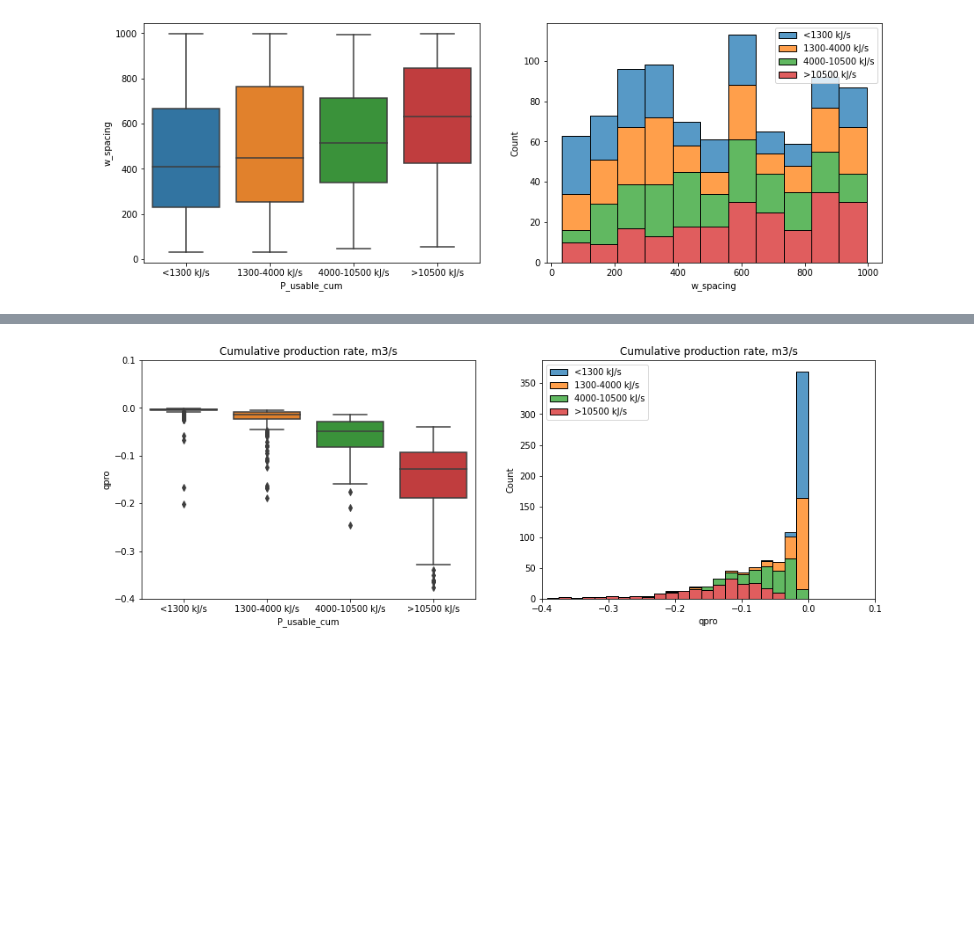
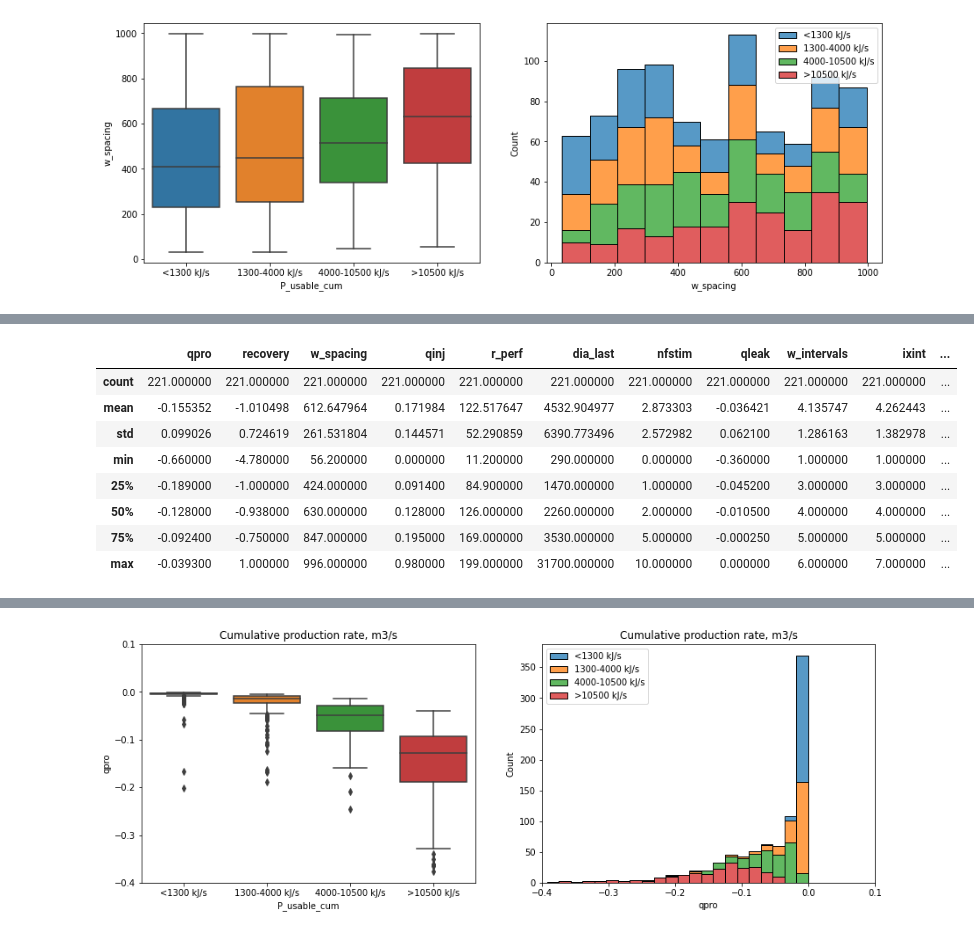
Before and after one commit to borisenko-ru/spe_pivot_2022_datathon, a Jupyter notebook: spe_pivot_datathon.ipynb, the cells around one changed output, grey strips where cells are left out. Drawn from its saved outputs; the diff is of its cells as text; code cells hidden in the pictures; blank space fills up the shorter version.

```diff
--- a/spe_pivot_datathon.ipynb
+++ b/spe_pivot_datathon.ipynb
@@ -989,3 +986,16 @@ P_usable_cat1_2 = P_usable_cat1.append(P_usable_cat2)
 P_usable_cat3_4 = P_usable_cat3.append(P_usable_cat4)
 
 inputs_results_medium20yr_P_usable_cat = P_usable_cat1_2.append(P_usable_cat3_4).sort_index()
+# %%
+# best case scenario 20yr
+inputs_results_medium20yr_P_usable_cat[inputs_results_medium20yr_P_usable_cat['P_usable_cum_cat'] == 4][['qpro', 'recovery', 'w_spacing', 'qinj', 'r_perf', 'dia_last', 'nfstim', 'qleak', 'w_intervals', 'ixint', 'hinj', 'Tinj', 'dE0', 'Qinj']].describe()
+# %% [output]
+|  | qpro | recovery | w_spacing | qinj | r_perf | dia_last | nfstim | qleak | w_intervals | ixint | ... |
+| count | 221.000000 | 221.000000 | 221.000000 | 221.000000 | 221.000000 | 221.000000 | 221.000000 | 221.000000 | 221.000000 | 221.000000 | ... |
+| mean | -0.155352 | -1.010498 | 612.647964 | 0.171984 | 122.517647 | 4532.904977 | 2.873303 | -0.036421 | 4.135747 | 4.262443 | ... |
+| std | 0.099026 | 0.724619 | 261.531804 | 0.144571 | 52.290859 | 6390.773496 | 2.572982 | 0.062100 | 1.286163 | 1.382978 | ... |
+| min | -0.660000 | -4.780000 | 56.200000 | 0.000000 | 11.200000 | 290.000000 | 0.000000 | -0.360000 | 1.000000 | 1.000000 | ... |
+| 25% | -0.189000 | -1.000000 | 424.000000 | 0.091400 | 84.900000 | 1470.000000 | 1.000000 | -0.045200 | 3.000000 | 3.000000 | ... |
+| 50% | -0.128000 | -0.938000 | 630.000000 | 0.128000 | 126.000000 | 2260.000000 | 2.000000 | -0.010500 | 4.000000 | 4.000000 | ... |
+| 75% | -0.092400 | -0.750000 | 847.000000 | 0.195000 | 169.000000 | 3530.000000 | 5.000000 | -0.000250 | 5.000000 | 5.000000 | ... |
+| max | -0.039300 | 1.000000 | 996.000000 | 0.980000 | 199.000000 | 31700.000000 | 10.000000 | 0.000000 | 6.000000 | 7.000000 | ... |
```
Also changed, not shown: parts of 15 cells of this notebook.
